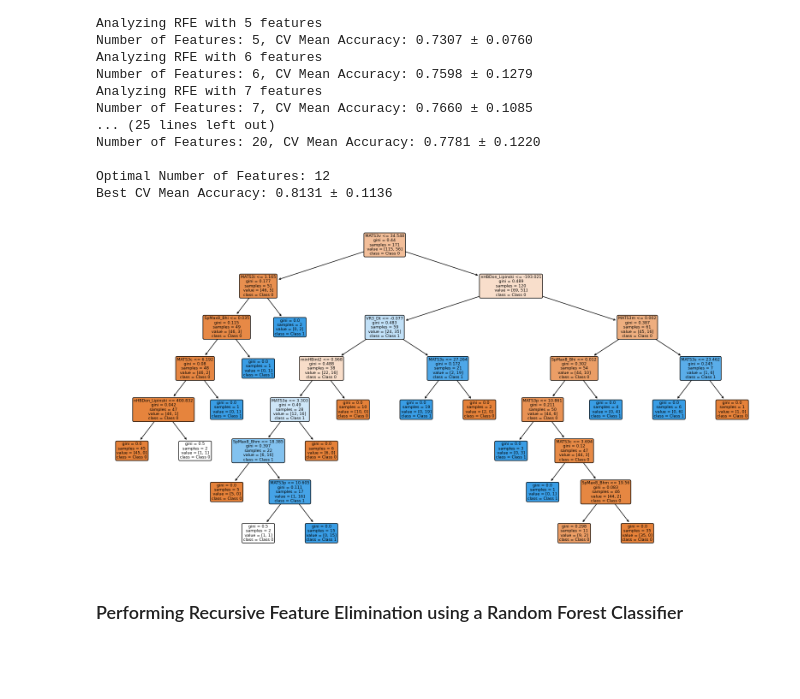
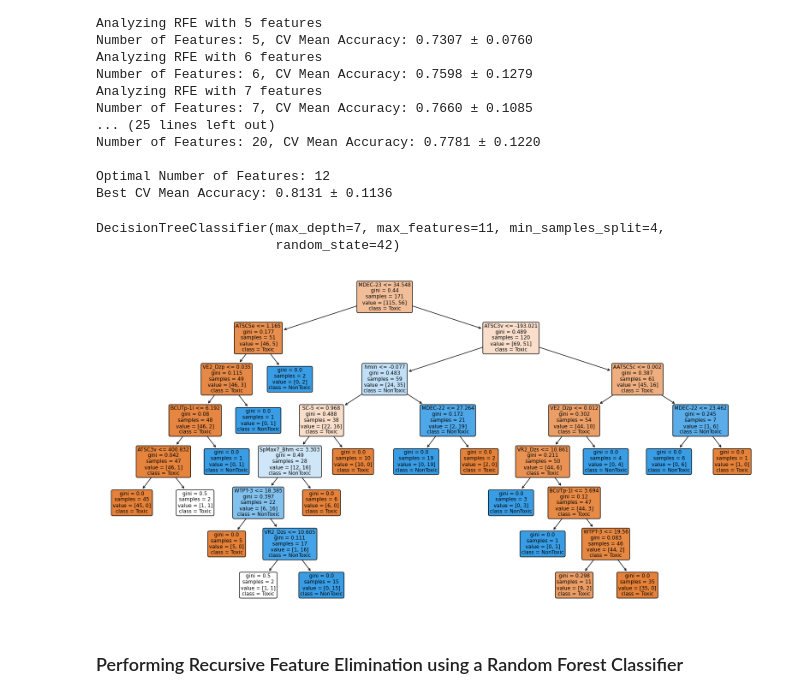
Before and after one commit to MaxVanHout/MSB1015, a Jupyter notebook: feature_selection.ipynb, the cells around one changed output. Saved outputs shown, nothing was run; the diff lists cells and outputs as text; code cells hidden in the pictures; blank space fills up the shorter version.

Commit message:
Correcting code to plot decision tree

```diff
--- a/feature_selection.ipynb
+++ b/feature_selection.ipynb
@@ -198,10 +198,13 @@ Optimal Number of Features: 12
 Best CV Mean Accuracy: 0.8131 ± 0.1136
 # %%
 plt.figure(figsize=(20,10))
-plot_tree(best_model_dtc, filled=True, feature_names=X.columns, class_names=['Class 0', 'Class 1'], rounded=True)
+plot_tree(best_model_dtc, filled=True, feature_names=['MDEC-23', 'MDEC-22', 'VR2_Dzs', 'ATSC3v', 'SpMax7_Bhm', 'BCUTp-1l', 'SC-5', 'AATSC5c', 'ATSC5e', 'hmin', 'VE2_Dzp', 'WTPT-3'], class_names=['Toxic', 'NonToxic'], rounded=True)
+display(best_model_dtc)
 plt.show()
 # %% [output]
+DecisionTreeClassifier(max_depth=7, max_features=11, min_samples_split=4,
+                       random_state=42)
-[figure, old version]
+[figure, new version]
 # %% [markdown]
 ### Performing Recursive Feature Elimination using a Random Forest Classifier
 # %%
```
